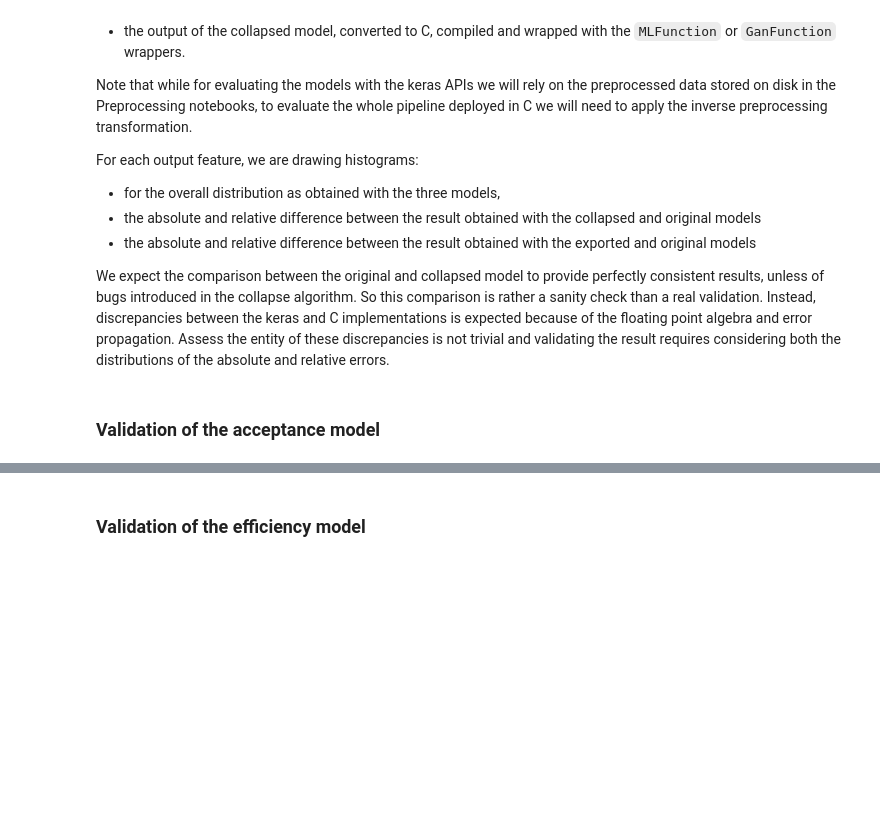
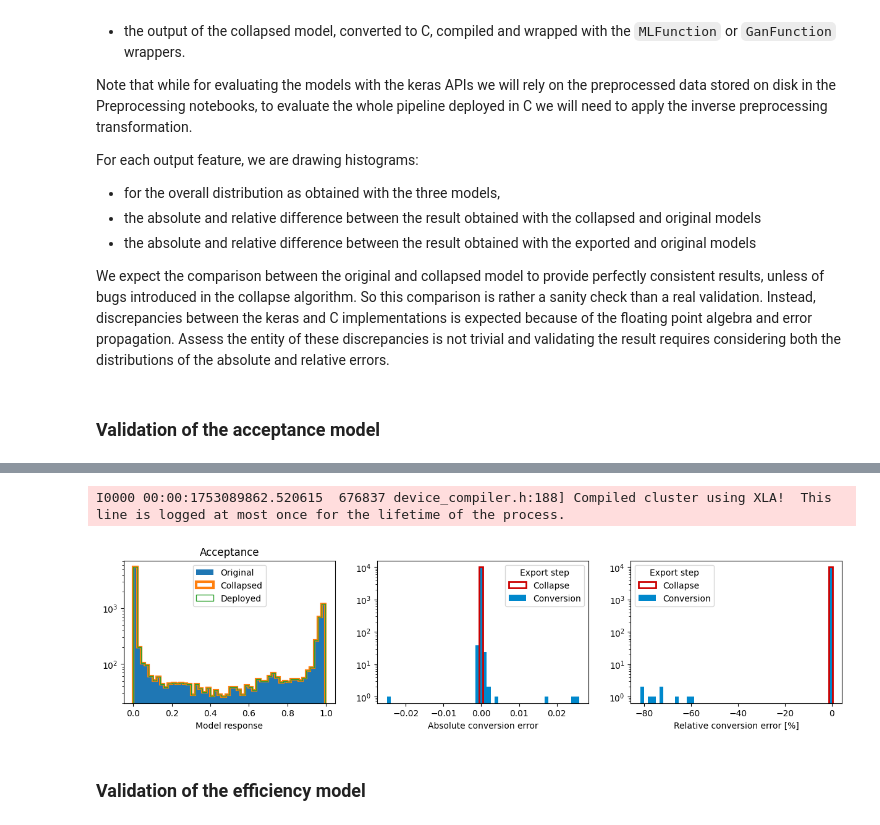
Before and after one commit to landerlini/lb-trksim-train, a Jupyter notebook: notebooks/workflow/notebooks/Deploy.ipynb, the cells around one changed output, grey strips where cells are left out. Saved outputs shown, nothing was run; the diff lists cells and outputs as text; code cells hidden in the pictures; blank space fills up the shorter version.

```diff
--- a/notebooks/workflow/notebooks/Deploy.ipynb
+++ b/notebooks/workflow/notebooks/Deploy.ipynb
@@ -307,6 +307,11 @@ The following compiler flags are worth a comment:
  * `--shared -fPIC` define the target binary as a shared library (instead of a static object or an executable application) to ease
    importing the models in Gaudi at runtime.
 # %%
+acc_in = acceptance.tX.n_features_in_
+acc_out = 1
+eff_in = efficiency.tX.n_features_in_
+eff_out = 4
+
 res_in = resolution.tX.n_features_in_
 res_out = resolution.tY.n_features_in_
 res_rnd = resolution.model.input_shape[1][1]
@@ -367,8 +372,8 @@ We will name such an extension `GanFunction`.
 from scikinC.validation import MLFunction
 
 class GanFunction (MLFunction):
-    def __init__(self, lib_path, function_name, n_outputs, float_type=np.float32):
-        MLFunction.__init__(self, lib_path, function_name, n_outputs, float_type=np.float32)
+    def __init__(self, lib_path, function_name, n_inputs, n_outputs, float_type=np.float32):
+        MLFunction.__init__(self, lib_path, function_name, n_inputs, n_outputs, float_type=np.float32)
         # Define the C type of the arguments as C float (or numpy float32).
         self._f.argtypes = [np.ctypeslib.ndpointer(dtype=np.float32) for _ in (1, 2, 3)]
 
@@ -391,7 +396,7 @@ class GanFunction (MLFunction):
         return np.array(output_rows).astype(np.float64)
 
 # Wraps to the functions for the various models using either the MLFunction or GanFunction wrappers
-acceptance.deployed = MLFunction(lib_path, "acceptance", n_outputs=1)
-efficiency.deployed = MLFunction(lib_path, "efficiency", n_outputs=4)
-resolution.deployed = GanFunction(lib_path, "resolution", n_outputs=res_out)
-covariance.deployed = GanFunction(lib_path, "covariance", n_outputs=cov_out)
+acceptance.deployed = MLFunction(lib_path, "acceptance", n_inputs=acc_in, n_outputs=acc_out)
+efficiency.deployed = MLFunction(lib_path, "efficiency", n_inputs=eff_in, n_outputs=eff_out)
+resolution.deployed = GanFunction(lib_path, "resolution", n_inputs=res_in, n_outputs=res_out)
+covariance.deployed = GanFunction(lib_path, "covariance", n_inputs=cov_in, n_outputs=cov_out)
@@ -456,7 +459,7 @@ def make_comparison_plot(title, y_py, y_py_collapsed, y_c):
 # %% [markdown]
 ### Validation of the acceptance model
 # %%
-data_reader = FeatherReader(environ.get("ACCEPTANCE_TEST_DATA", "acceptance-validation"))
+data_reader = FeatherReader(environ.get("ACCEPTANCE_TEST_DATA", "/tmp/acceptance-validation"))
 test_dataset = data_reader.as_dask_dataframe().head(10_000, npartitions=-1)
 pX = test_dataset[data_reader.features].values
 X = invert_column_transformer(acceptance.tX, pX)
@@ -467,3 +470,4 @@ make_comparison_plot(
     acceptance.collapsed_model.predict(pX, verbose=False),
     acceptance.deployed(X)
 )
+# %% [output]
@@ -470,3 +478,5 @@ make_comparison_plot(
+I0000 00:00:1753089862.520615  676837 device_compiler.h:188] Compiled cluster using XLA!  This line is logged at most once for the lifetime of the process.
+[figure, added]
 # %% [markdown]
 ### Validation of the efficiency model
 # %%
```
Also changed, not shown: parts of 8 cells of this notebook, 2 other files.
